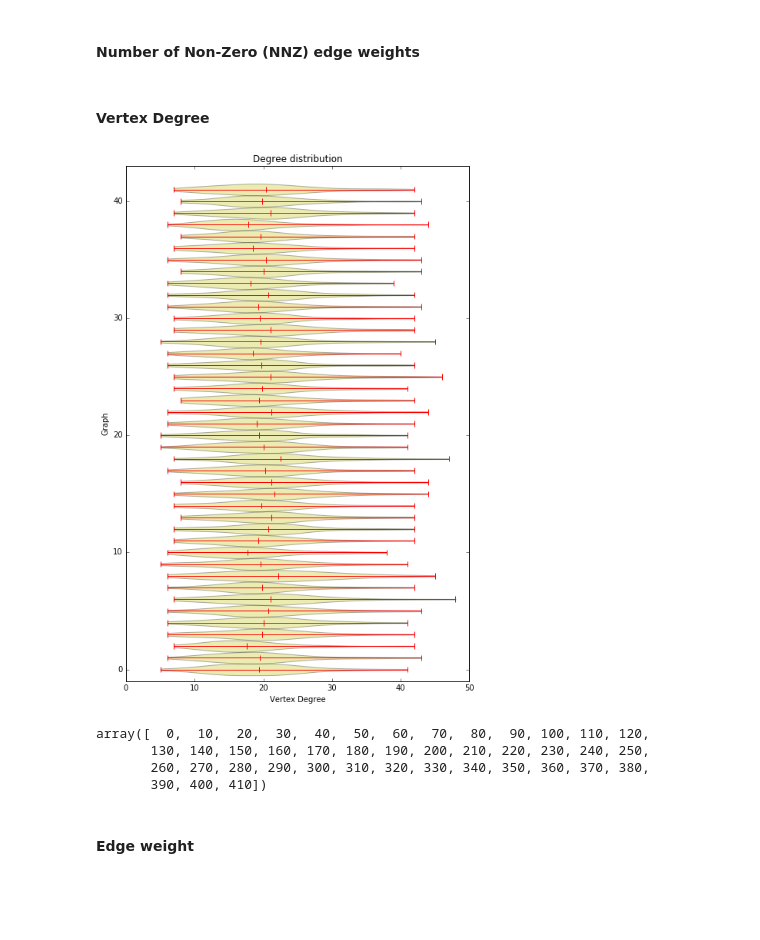
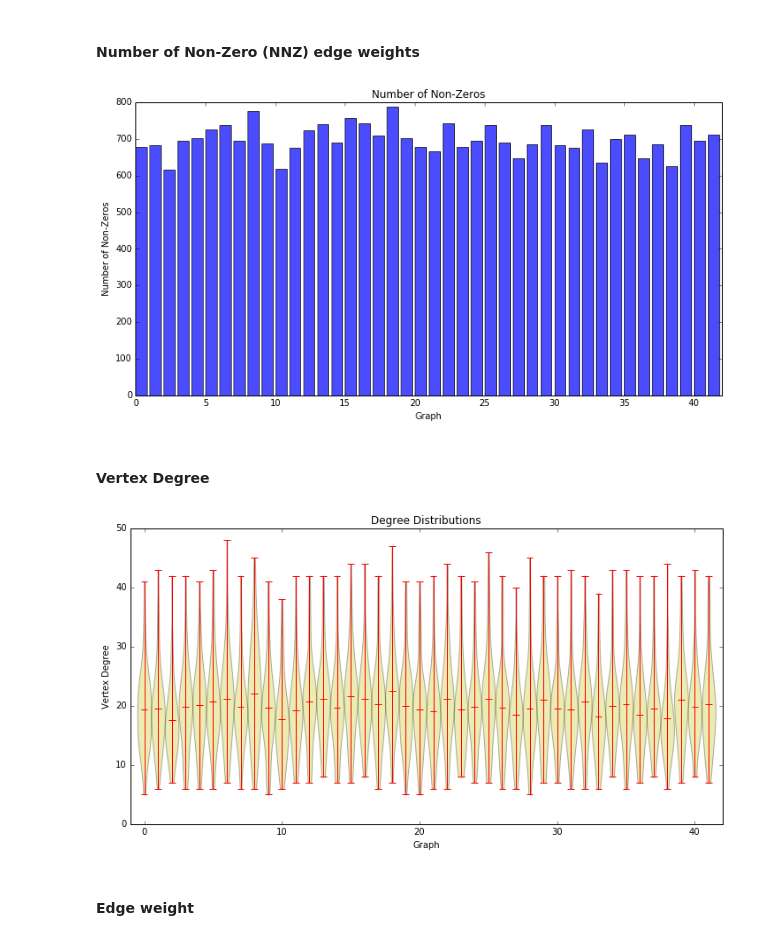
Before and after one commit to Upward-Spiral-Science/TA, a Jupyter notebook: code/extended_exploratory.ipynb, the cells around one changed output. Saved outputs shown, nothing was run; the diff lists cells and outputs as text; code cells hidden in the pictures; blank space fills up the shorter version.

```diff
--- a/code/extended_exploratory.ipynb
+++ b/code/extended_exploratory.ipynb
@@ -44,2 +42,12 @@ nnz = {key: len(nx.edges(mygs[key])) for key in mygs}
+# %%
+fig = plt.figure(figsize=(12,6))
+plt.bar(range(len(nnz)),nnz.values(), alpha=0.7)
+plt.title('Number of Non-Zeros')
+plt.ylabel('Number of Non-Zeros')
+plt.xlabel('Graph')
+plt.xlim((0, len(nnz.keys())))
+plt.show()
+# %% [output]
+[figure, added]
 # %% [markdown]
 #### Vertex Degree
@@ -46,25 +57,14 @@ nnz = {key: len(nx.edges(mygs[key])) for key in mygs}
 # %%
-degrees = {key: np.array(nx.degree(mygs[key]).values()) for key in mygs}
-avg_degrees = [np.mean(degrees[key]) for key in degrees]
-list(degrees.values())
-fig = plt.figure(figsize=(8,12))
-plt.violinplot(degrees.values(), range(len(degrees)),
-               vert=False, points=20, widths=1, showmeans=True, showextrema=True)
-plt.title('Degree distribution')
-plt.xlabel('Vertex Degree')
-plt.ylabel('Graph')
-plt.ylim((-1, 43))
-plt.xlim((0, 50))
+fig = plt.figure(figsize=(12,6))
+plt.violinplot(degrees.values(), range(len(degrees)), points=20, widths=1, showmeans=True, showextrema=True)
+plt.title('Degree Distributions')
+plt.ylabel('Vertex Degree')
+plt.xlabel('Graph')
+plt.xlim((-1, len(degrees.keys())))
+plt.ylim((0, 50))
 plt.show()
 # %% [output]
-[figure, old version]
+[figure, new version]
-# %%
-np.asarray(range(len(degrees)))*10
-# %% [output]
-array([  0,  10,  20,  30,  40,  50,  60,  70,  80,  90, 100, 110, 120,
-       130, 140, 150, 160, 170, 180, 190, 200, 210, 220, 230, 240, 250,
-       260, 270, 280, 290, 300, 310, 320, 330, 340, 350, 360, 370, 380,
-       390, 400, 410])
 # %% [markdown]
 #### Edge weight
 # %%
```
Also changed, not shown: parts of 17 cells of this notebook.
